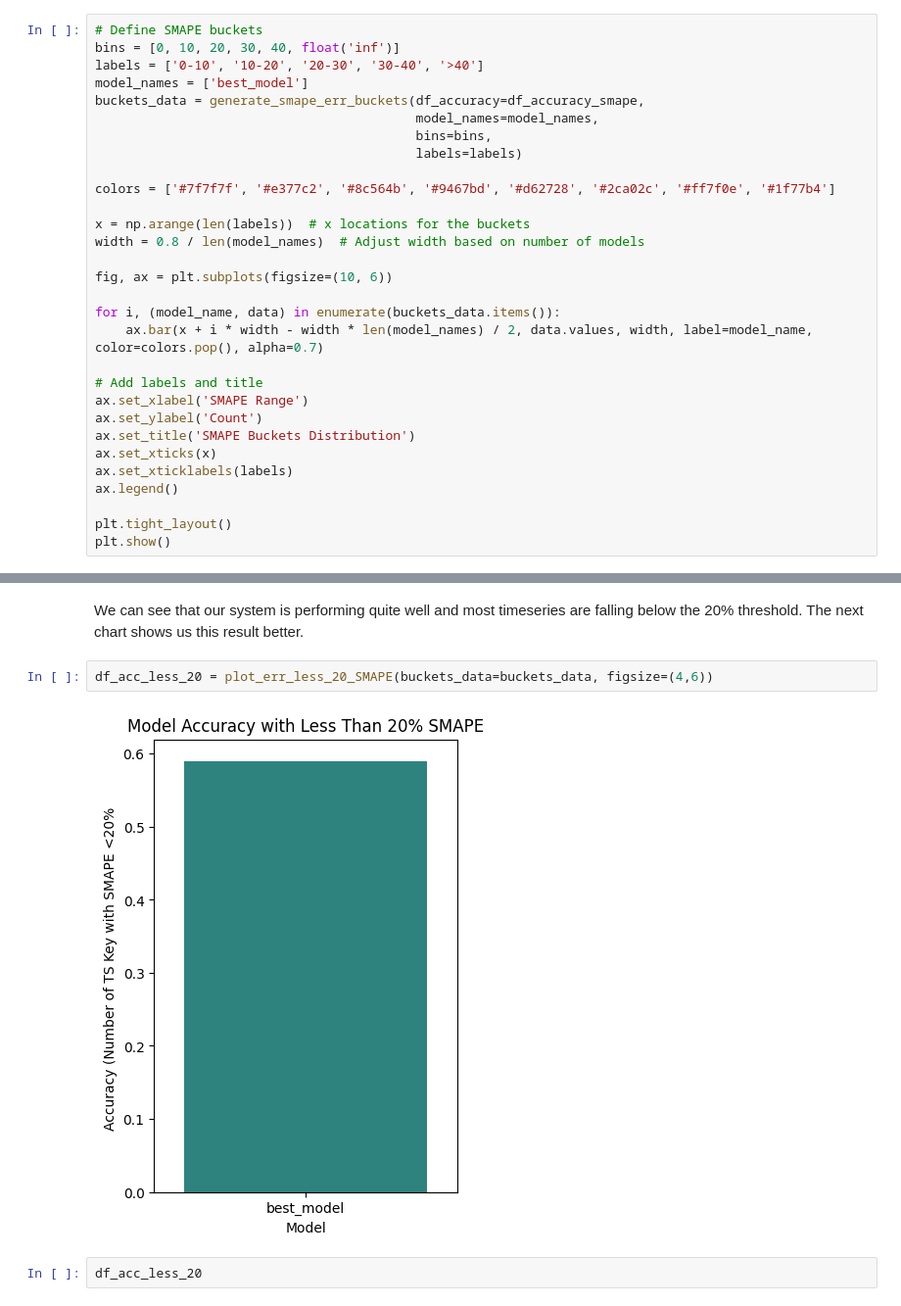
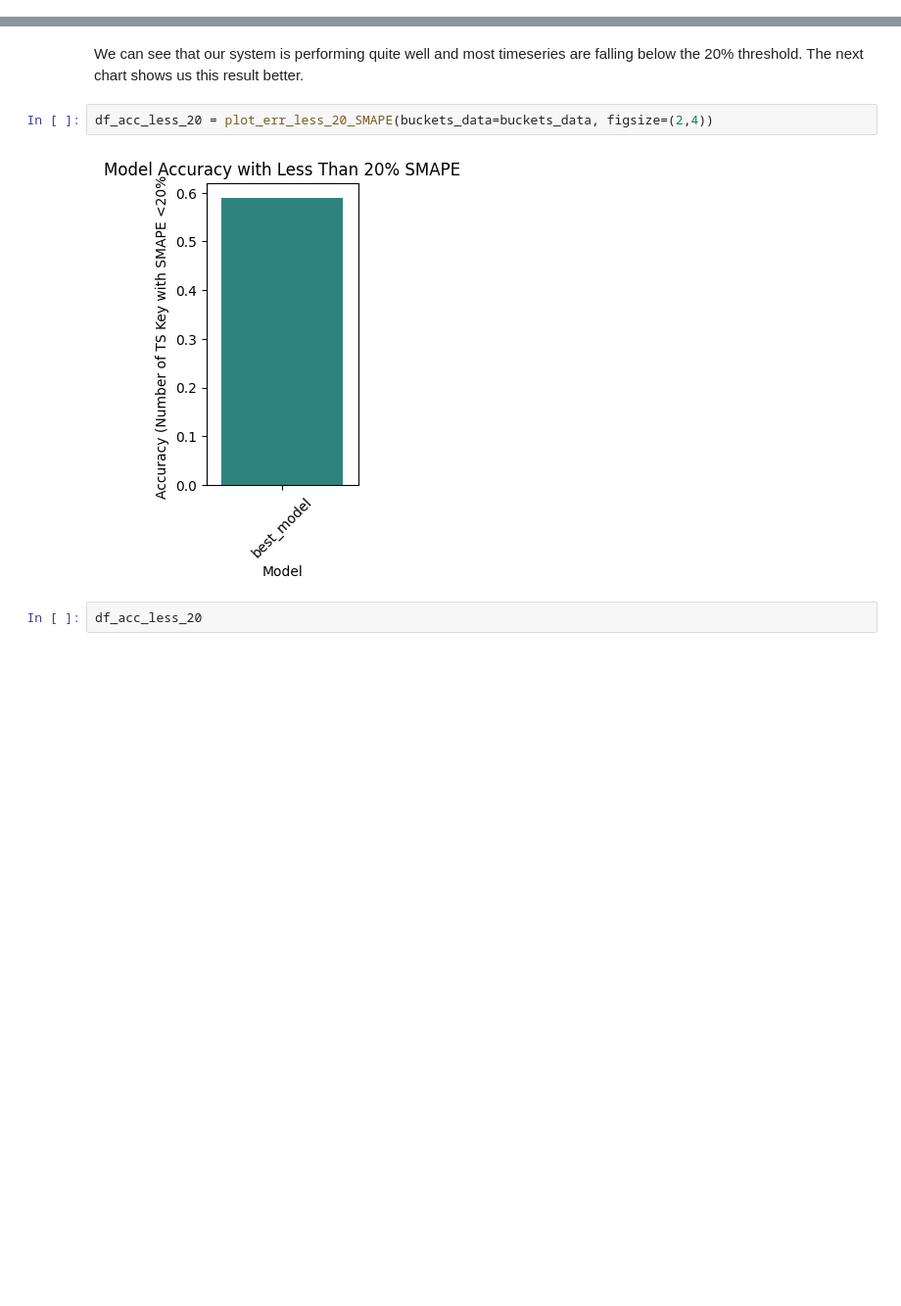
Before and after one commit to john2408/project_data_analytics, a Jupyter notebook: reports/report.ipynb, the cells around one changed output, grey strips where cells are left out. Shown at 98% size. Saved outputs shown, nothing was run; the diff lists cells and outputs as text; blank space fills up the shorter version.

Commit message:
adjusting pdf report to 10 pages

```diff
--- a/reports/report.ipynb
+++ b/reports/report.ipynb
@@ -561,33 +442,3 @@ plt.show()
 The histogram illustrates that the forecasting system achieves accurate predictions for most time series (low SMAPE), with some few outliers causing larger errors. The high frequency of low SMAPE values highlights the reliability of the selected models, while the outliers suggest areas where improvements may be needed for specific types of time series. This shows that our forecasting system is coming closer to the target, to get as much as possible error below the 20% SMAPE threshold.
 # %% [markdown]
 #### Plot SMAPE Buckets Distributions
-# %%
-# Define SMAPE buckets
-bins = [0, 10, 20, 30, 40, float('inf')]
-labels = ['0-10', '10-20', '20-30', '30-40', '>40']
-model_names = ['best_model']
-buckets_data = generate_smape_err_buckets(df_accuracy=df_accuracy_smape,
-                                          model_names=model_names,
-                                          bins=bins,
-                                          labels=labels)
-
-colors = ['#7f7f7f', '#e377c2', '#8c564b', '#9467bd', '#d62728', '#2ca02c', '#ff7f0e', '#1f77b4']
-
-x = np.arange(len(labels))  # x locations for the buckets
-width = 0.8 / len(model_names)  # Adjust width based on number of models
-
-fig, ax = plt.subplots(figsize=(10, 6))
-
-for i, (model_name, data) in enumerate(buckets_data.items()):
-    ax.bar(x + i * width - width * len(model_names) / 2, data.values, width, label=model_name, color=colors.pop(), alpha=0.7)
-
-# Add labels and title
-ax.set_xlabel('SMAPE Range')
-ax.set_ylabel('Count')
-ax.set_title('SMAPE Buckets Distribution')
-ax.set_xticks(x)
-ax.set_xticklabels(labels)
-ax.legend()
-
-plt.tight_layout()
-plt.show()
@@ -596,9 +450,9 @@ plt.show()
 # %% [markdown]
 We can see that our system is performing quite well and most timeseries are falling below the 20% threshold. The next chart shows us this result better.
 # %%
-df_acc_less_20 = plot_err_less_20_SMAPE(buckets_data=buckets_data, figsize=(4,6))
+df_acc_less_20 = plot_err_less_20_SMAPE(buckets_data=buckets_data, figsize=(2,4))
 # %% [output]
-[figure, old version]
+[figure, new version]
 # %%
 df_acc_less_20
 # %% [output]
```
Also changed, not shown: parts of 26 cells of this notebook, 5 other files.
